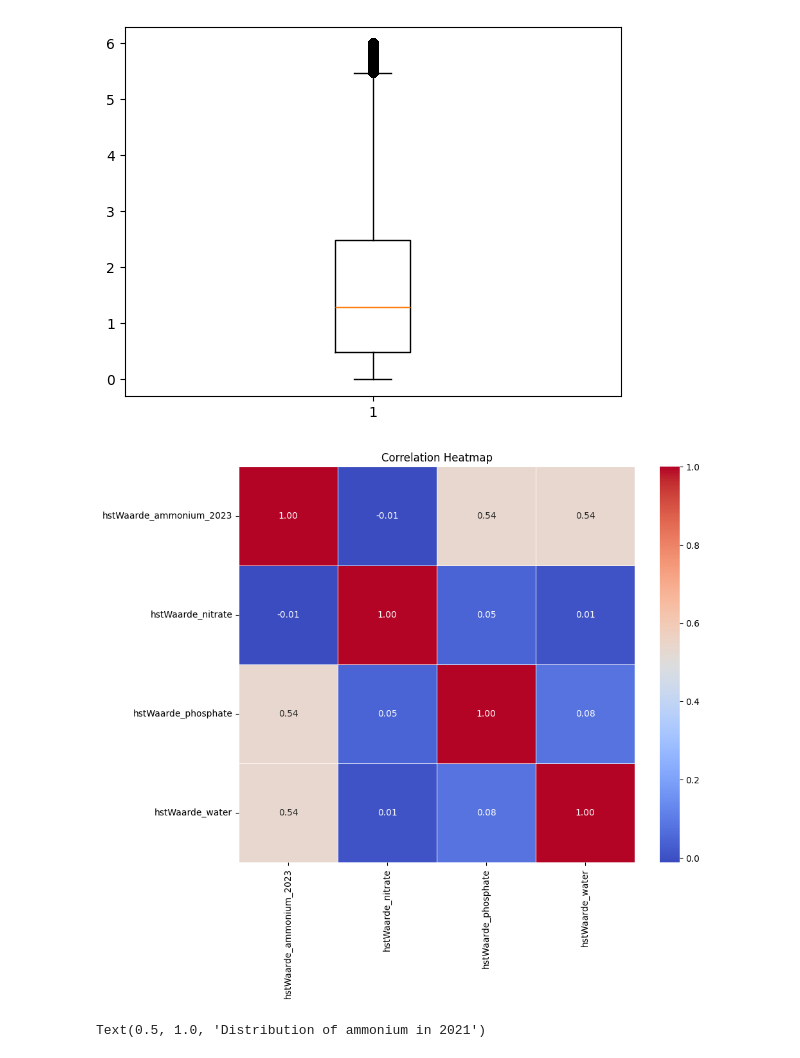
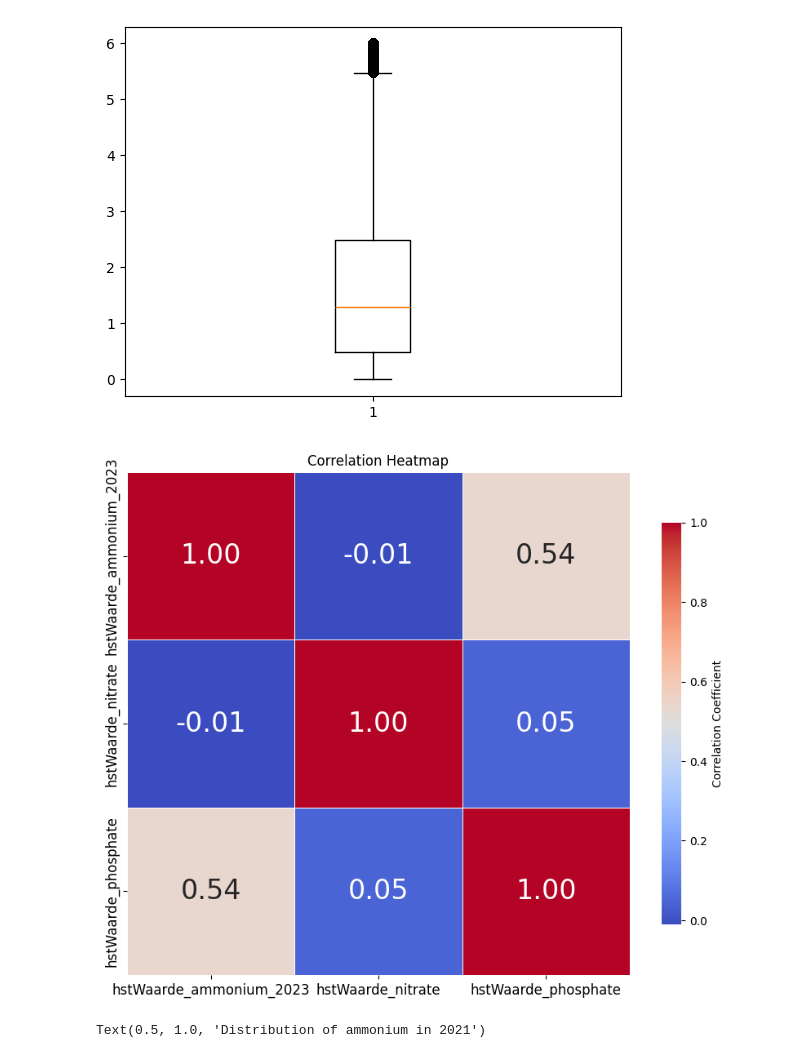
Before and after one commit to georgyHZ/DuskpetalHoppers, a Jupyter notebook: Iteration1.ipynb, the cells around one changed output. Drawn from its saved outputs; the diff is of its cells as text; code cells hidden in the pictures.

```diff
--- a/Iteration1.ipynb
+++ b/Iteration1.ipynb
@@ -123,14 +163,25 @@ plt.boxplot(phosphate['hstWaarde_phosphate'])
  'means': []}
 [figure]
 # %%
-chemicalsForCorr = chemicalsForCorr.select_dtypes(include='number')
+chemicalsForCorr = chemicalsForCorr[['hstWaarde_ammonium_2023', 'hstWaarde_nitrate', 'hstWaarde_phosphate']]
 corr = chemicalsForCorr.corr()
 plt.figure(figsize=(10, 8))
-sns.heatmap(corr, annot=True, cmap='coolwarm', fmt='.2f', linewidths=0.5, square=True)
 plt.title("Correlation Heatmap")
+plt.xticks(fontsize=12)
+plt.yticks(fontsize=12)
+sns.heatmap(
+    corr,
+    annot=True,
+    annot_kws={"size": 24},       # Font size for numbers
+    cmap='coolwarm',
+    fmt='.2f',
+    linewidths=0.5,
+    square=True,
+    cbar_kws={"shrink": 0.8, "label": "Correlation Coefficient"}  # Optional
+)
 plt.show()
 # %% [output]
-[figure, old version]
+[figure, new version]
 # %%
 oxygen_a = pd.read_parquet('data/OxygenData2024/oxygen_a_2024.parquet')
 oxygen_a = oxygen_a.drop(columns=['waardebewerkingsmethodeCode'])
```
Also changed, not shown: parts of 4 cells of this notebook.
